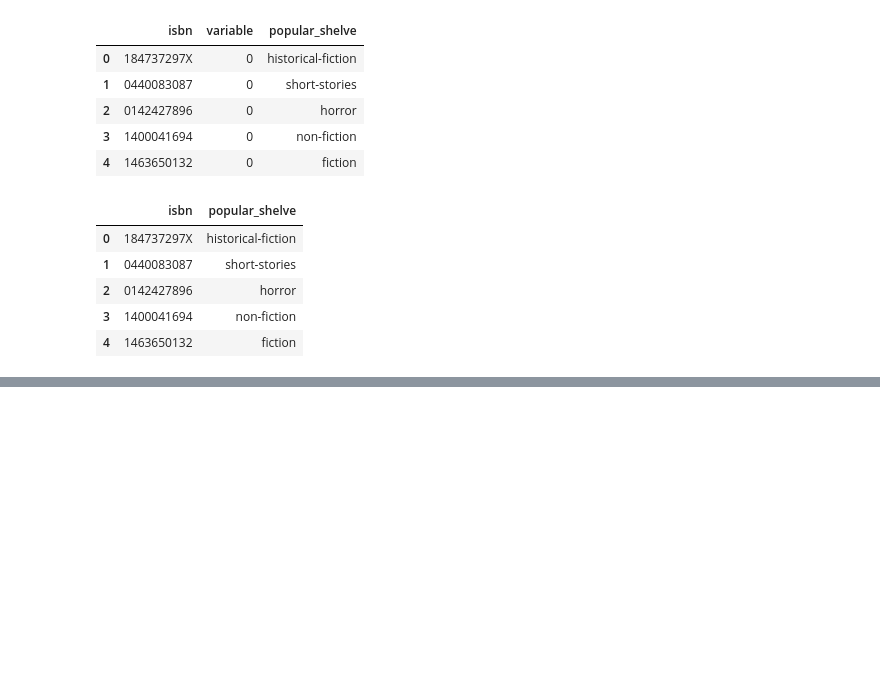
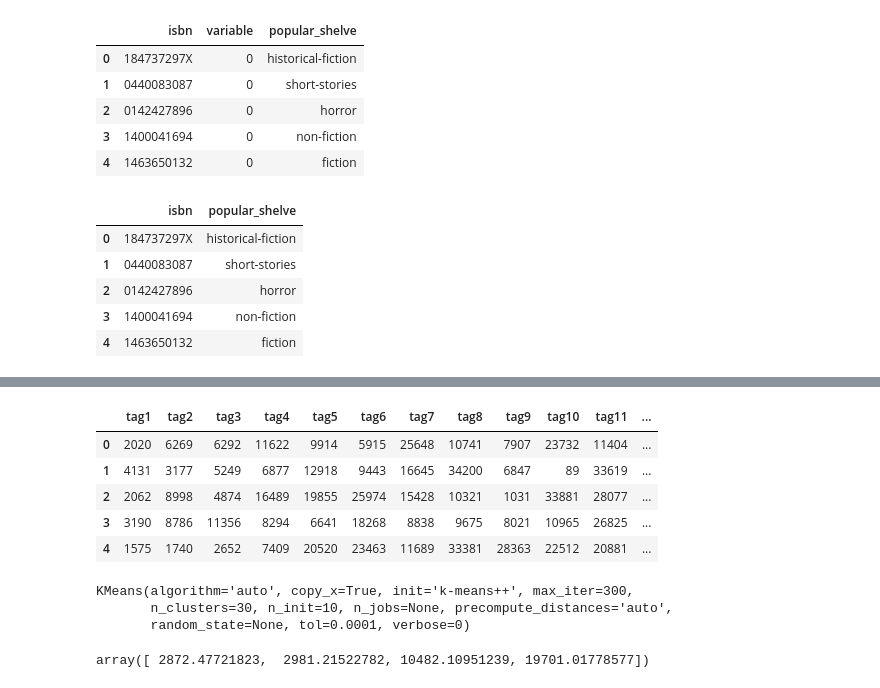
Before and after one commit to ychebaro/project_insight, a Jupyter notebook: cleaning.ipynb, the cells around one changed output, grey strips where cells are left out. Cells and saved outputs as stored; diff of their text form; code cells hidden in the pictures; blank space fills up the shorter version.

```diff
--- a/cleaning.ipynb
+++ b/cleaning.ipynb
@@ -415,0 +402,25 @@ df_dum1
+# %%
+class MultiColumnLabelEncoder:
+    def __init__(self,columns = None):
+        self.columns = columns # array of column names to encode
+
+    def fit(self,X,y=None):
+        return self # not relevant here
+
+    def transform(self,X):
+        '''
+        Transforms columns of X specified in self.columns using
+        LabelEncoder(). If no columns specified, transforms all
+        columns in X.
+        '''
+        output = X.copy()
+        if self.columns is not None:
+            for col in self.columns:
+                output[col] = LabelEncoder().fit_transform(output[col])
+        else:
+            for colname,col in output.iteritems():
+                output[colname] = LabelEncoder().fit_transform(col)
+        return output
+
+    def fit_transform(self,X,y=None):
+        return self.fit(X,y).transform(X)
@@ -415,0 +449,2 @@ df_dum1
+# %%
+data_nonan = newdata1.dropna()
@@ -415,0 +459,12 @@ df_dum1
+# %%
+ce_out = MultiColumnLabelEncoder(columns = ['tag1', 'tag2', 'tag3', 'tag4', 'tag5', 'tag6',
+                                        'tag7', 'tag8', 'tag9', 'tag10', 'tag11']).fit_transform(data_nonan)
+# %%
+ce_out.head()
+# %% [output]
+|  | tag1 | tag2 | tag3 | tag4 | tag5 | tag6 | tag7 | tag8 | tag9 | tag10 | tag11 | ... |
+| 0 | 2020 | 6269 | 6292 | 11622 | 9914 | 5915 | 25648 | 10741 | 7907 | 23732 | 11404 | ... |
+| 1 | 4131 | 3177 | 5249 | 6877 | 12918 | 9443 | 16645 | 34200 | 6847 | 89 | 33619 | ... |
+| 2 | 2062 | 8998 | 4874 | 16489 | 19855 | 25974 | 15428 | 10321 | 1031 | 33881 | 28077 | ... |
+| 3 | 3190 | 8786 | 11356 | 8294 | 6641 | 18268 | 8838 | 9675 | 8021 | 10965 | 26825 | ... |
+| 4 | 1575 | 1740 | 2652 | 7409 | 20520 | 23463 | 11689 | 33381 | 28363 | 22512 | 20881 | ... |
@@ -415,0 +475,8 @@ df_dum1
+# %%
+tmp = ce_out.iloc[:,0:4]
+kmeans = KMeans(n_clusters=30)
+kmeans.fit(tmp)
+# %% [output]
+KMeans(algorithm='auto', copy_x=True, init='k-means++', max_iter=300,
+       n_clusters=30, n_init=10, n_jobs=None, precompute_distances='auto',
+       random_state=None, tol=0.0001, verbose=0)
@@ -415,0 +485,5 @@ df_dum1
+# %%
+len(centroids)
+centroids[1]
+# %% [output]
+array([ 2872.47721823,  2981.21522782, 10482.10951239, 19701.01778577])
```
Also changed, not shown: parts of 24 cells of this notebook.
